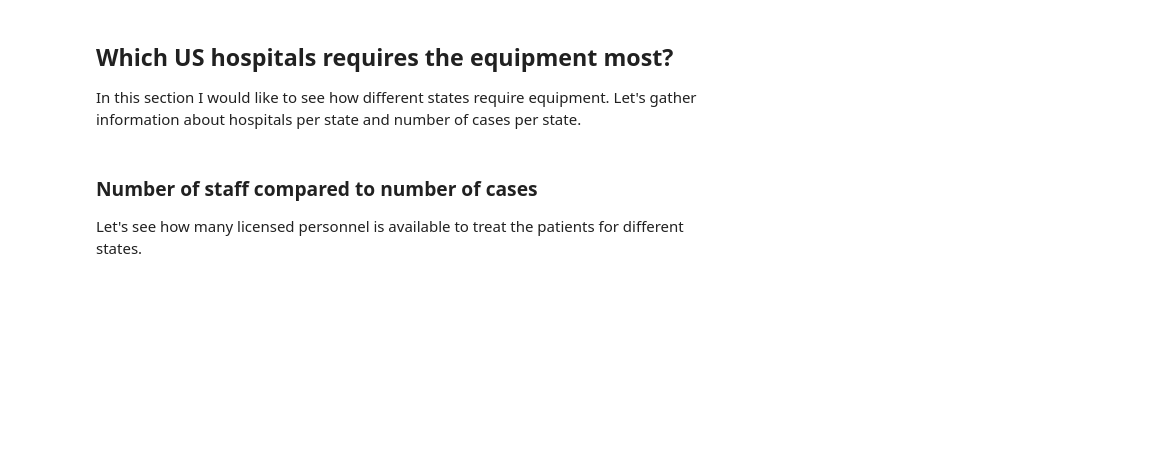
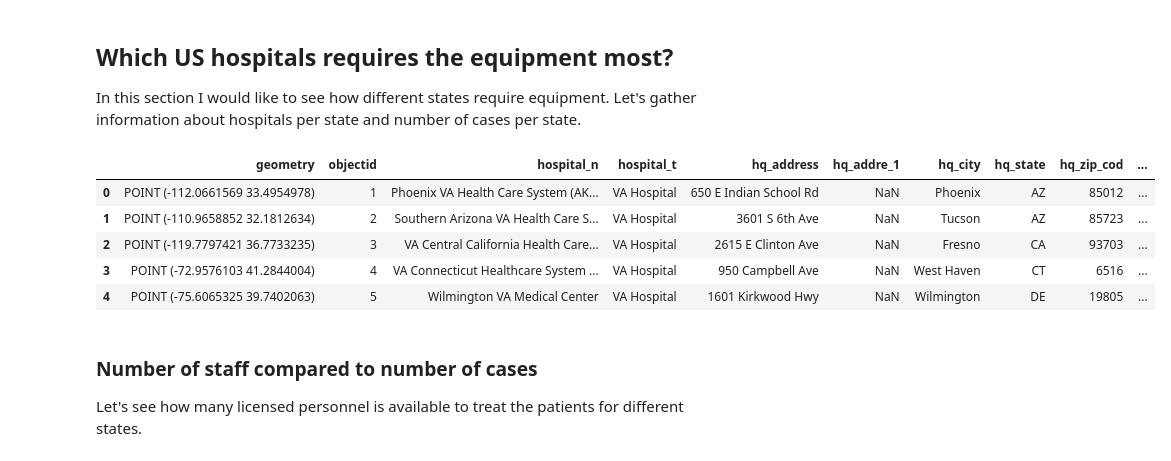
Before and after one commit to WernherVonData/Covid-19-Uncover-Challange, a Jupyter notebook: Be safe - who is in the biggest need of PPE.ipynb, the cells around one changed output. Saved outputs shown, nothing was run; the diff lists cells and outputs as text; code cells hidden in the pictures; blank space fills up the shorter version.

```diff
--- a/Be safe - who is in the biggest need of PPE.ipynb
+++ b/Be safe - who is in the biggest need of PPE.ipynb
@@ -91,17 +171,24 @@ Based on this diagram we can tell that when more people are living in the urban
 
 In this section I would like to see how different states require equipment. Let's gather information about hospitals per state and number of cases per state.
 # %%
-hospitals = pd.read_csv('/kaggle/input/uncover/UNCOVER/esri_covid-19/esri_covid-19/definitive-healthcare-usa-hospital-beds.csv')
+hospitals = pd.read_csv('kaggle/input/uncover/UNCOVER/esri_covid-19/esri_covid-19/definitive-healthcare-usa-hospital-beds.csv')
 hospitals['num_licens'] = hospitals['num_licens'].replace("****", 0)
 hospitals['num_licens'] = hospitals['num_licens'].astype('int32')
 hospitals['num_icu_be'] = hospitals['num_icu_be'].fillna(0)
 hospitals['num_icu_be'] = hospitals['num_icu_be'].astype('int32')
 
-covid_us = pd.read_csv('/kaggle/input/uncover/UNCOVER/covid_tracking_project/covid-statistics-by-us-states-totals.csv')
+covid_us = pd.read_csv('kaggle/input/uncover/UNCOVER/covid_tracking_project/covid-statistics-by-us-states-totals.csv')
 covid_us['hospitalized'] = covid_us['hospitalized'].fillna(0)
 covid_us['hospitalized'] = covid_us['hospitalized'].astype('int32')
 
 hospitals.head()
+# %% [output]
+|  | geometry | objectid | hospital_n | hospital_t | hq_address | hq_addre_1 | hq_city | hq_state | hq_zip_cod | ... |
+| 0 | POINT (-112.0661569 33.4954978) | 1 | Phoenix VA Health Care System (AK... | VA Hospital | 650 E Indian School Rd | NaN | Phoenix | AZ | 85012 | ... |
+| 1 | POINT (-110.9658852 32.1812634) | 2 | Southern Arizona VA Health Care S... | VA Hospital | 3601 S 6th Ave | NaN | Tucson | AZ | 85723 | ... |
+| 2 | POINT (-119.7797421 36.7733235) | 3 | VA Central California Health Care... | VA Hospital | 2615 E Clinton Ave | NaN | Fresno | CA | 93703 | ... |
+| 3 | POINT (-72.9576103 41.2844004) | 4 | VA Connecticut Healthcare System ... | VA Hospital | 950 Campbell Ave | NaN | West Haven | CT | 6516 | ... |
+| 4 | POINT (-75.6065325 39.7402063) | 5 | Wilmington VA Medical Center | VA Hospital | 1601 Kirkwood Hwy | NaN | Wilmington | DE | 19805 | ... |
 # %% [markdown]
 ### Number of staff compared to number of cases
 
```
Also changed, not shown: parts of 19 cells of this notebook.
